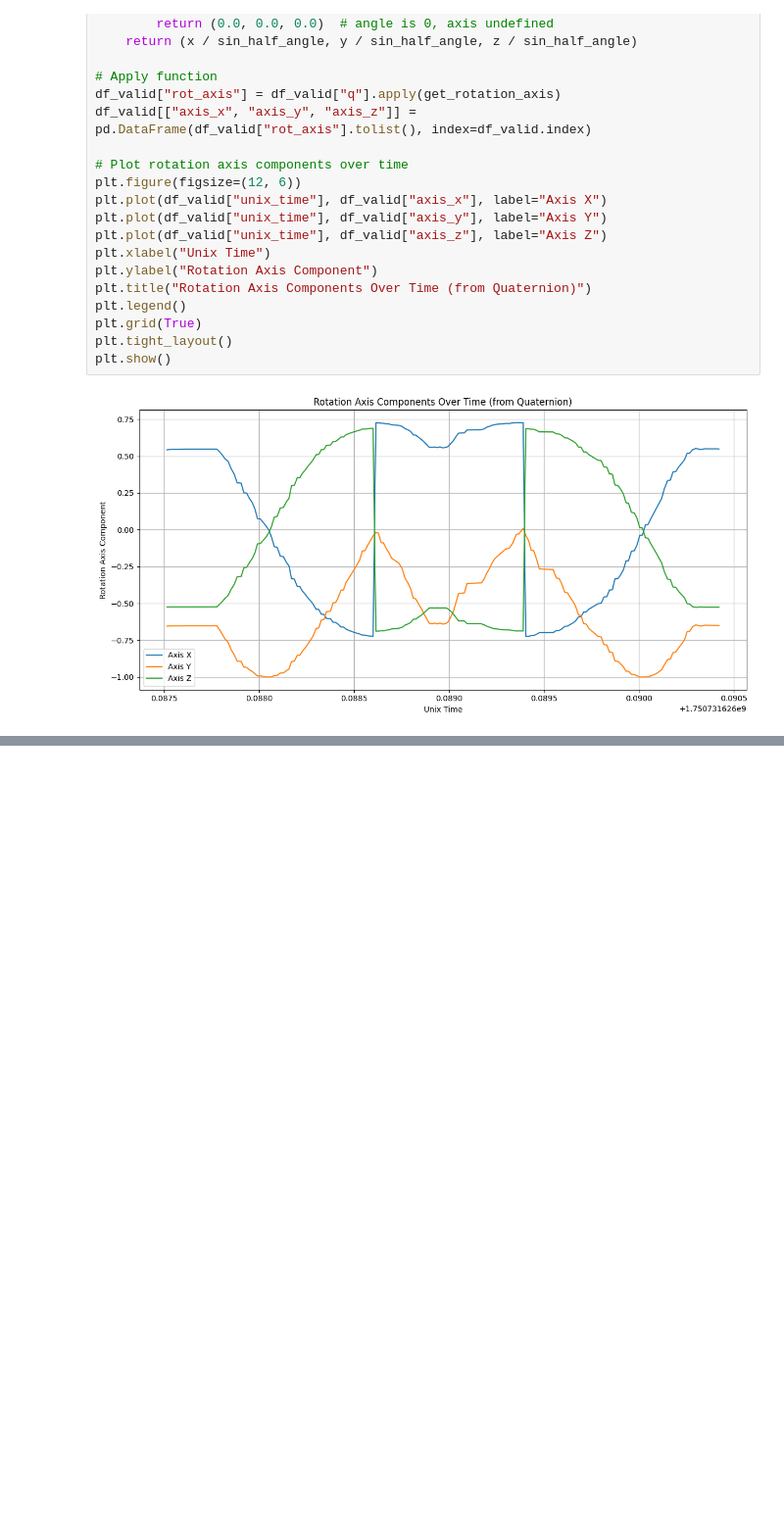
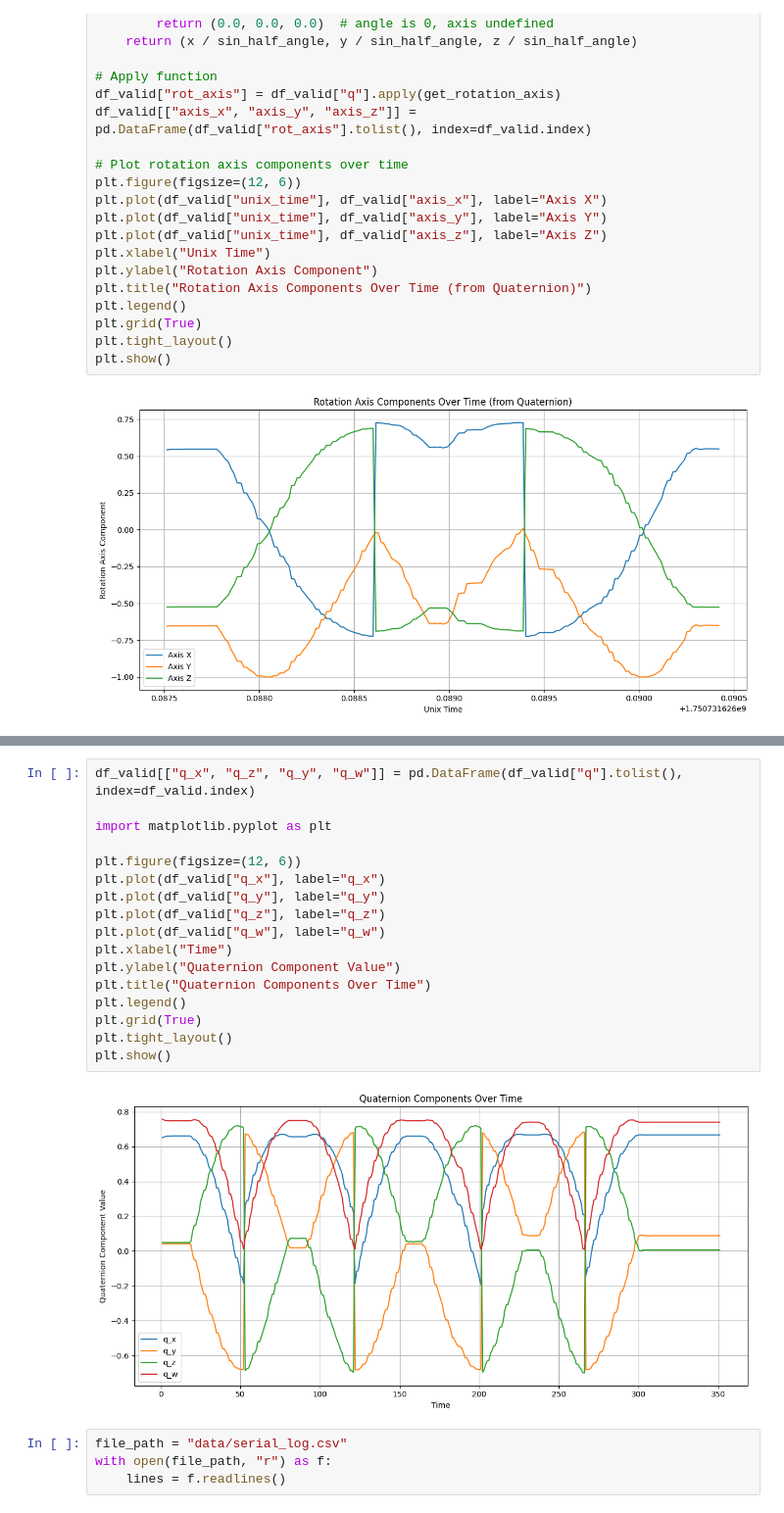
Before and after one commit to EIGSEP/eigsep-sensors, a Jupyter notebook: notebooks/imu_data_test.ipynb, the cells around one changed output, grey strips where cells are left out. Shown at 98% size. Drawn from its saved outputs; the diff is of its cells as text; blank space fills up the shorter version.

```diff
--- a/notebooks/imu_data_test.ipynb
+++ b/notebooks/imu_data_test.ipynb
@@ -146,0 +180,23 @@ plt.show()
+# %%
+df_valid[["q_x", "q_z", "q_y", "q_w"]] = pd.DataFrame(df_valid["q"].tolist(), index=df_valid.index)
+
+import matplotlib.pyplot as plt
+
+plt.figure(figsize=(12, 6))
+plt.plot(df_valid["q_x"], label="q_x")
+plt.plot(df_valid["q_y"], label="q_y")
+plt.plot(df_valid["q_z"], label="q_z")
+plt.plot(df_valid["q_w"], label="q_w")
+plt.xlabel("Time")
+plt.ylabel("Quaternion Component Value")
+plt.title("Quaternion Components Over Time")
+plt.legend()
+plt.grid(True)
+plt.tight_layout()
+plt.show()
+# %% [output]
+[figure, added]
+# %%
+file_path = "data/serial_log.csv"
+with open(file_path, "r") as f:
+    lines = f.readlines()
```
Also changed, not shown: parts of 11 cells of this notebook, 2 other files.
